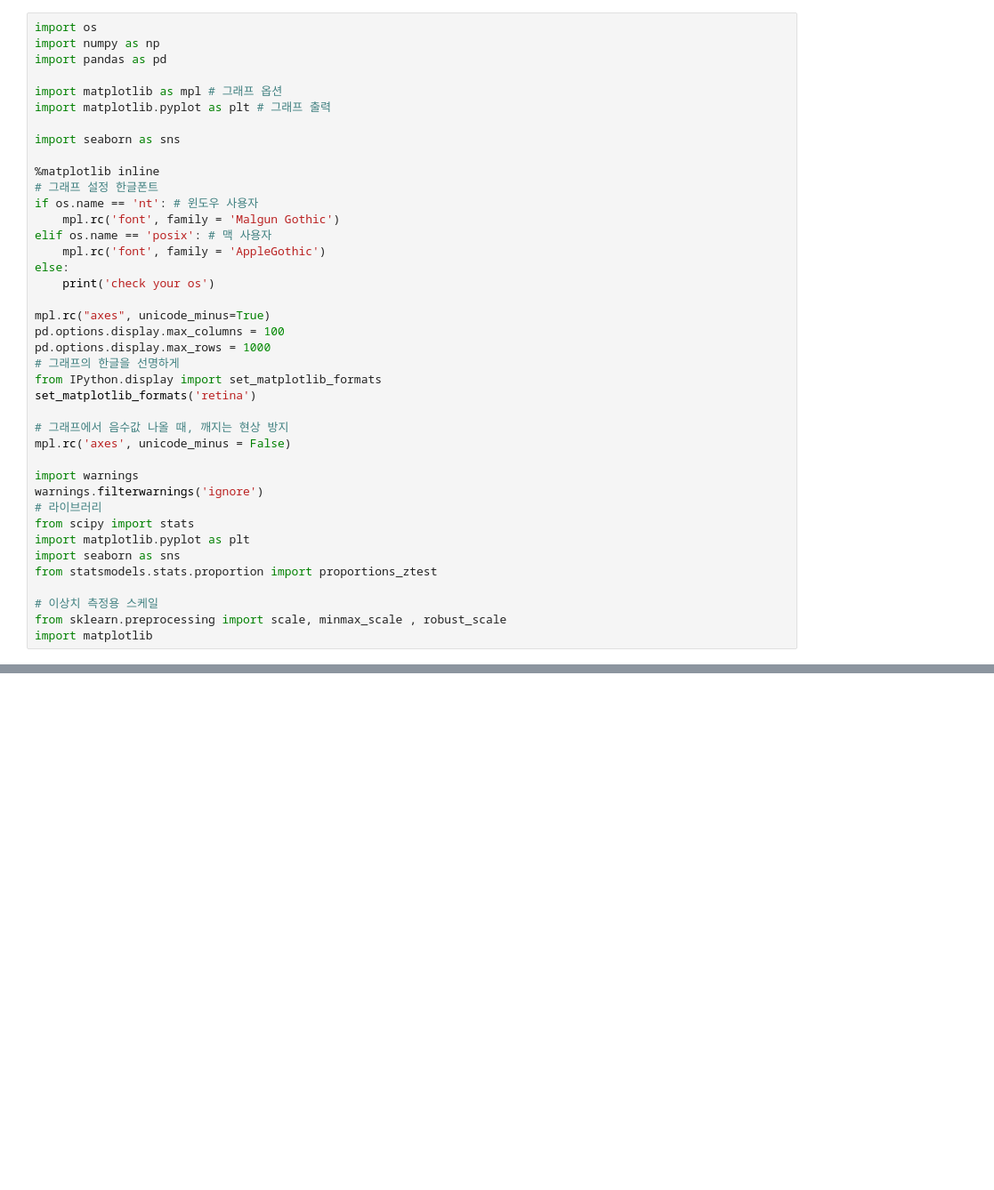
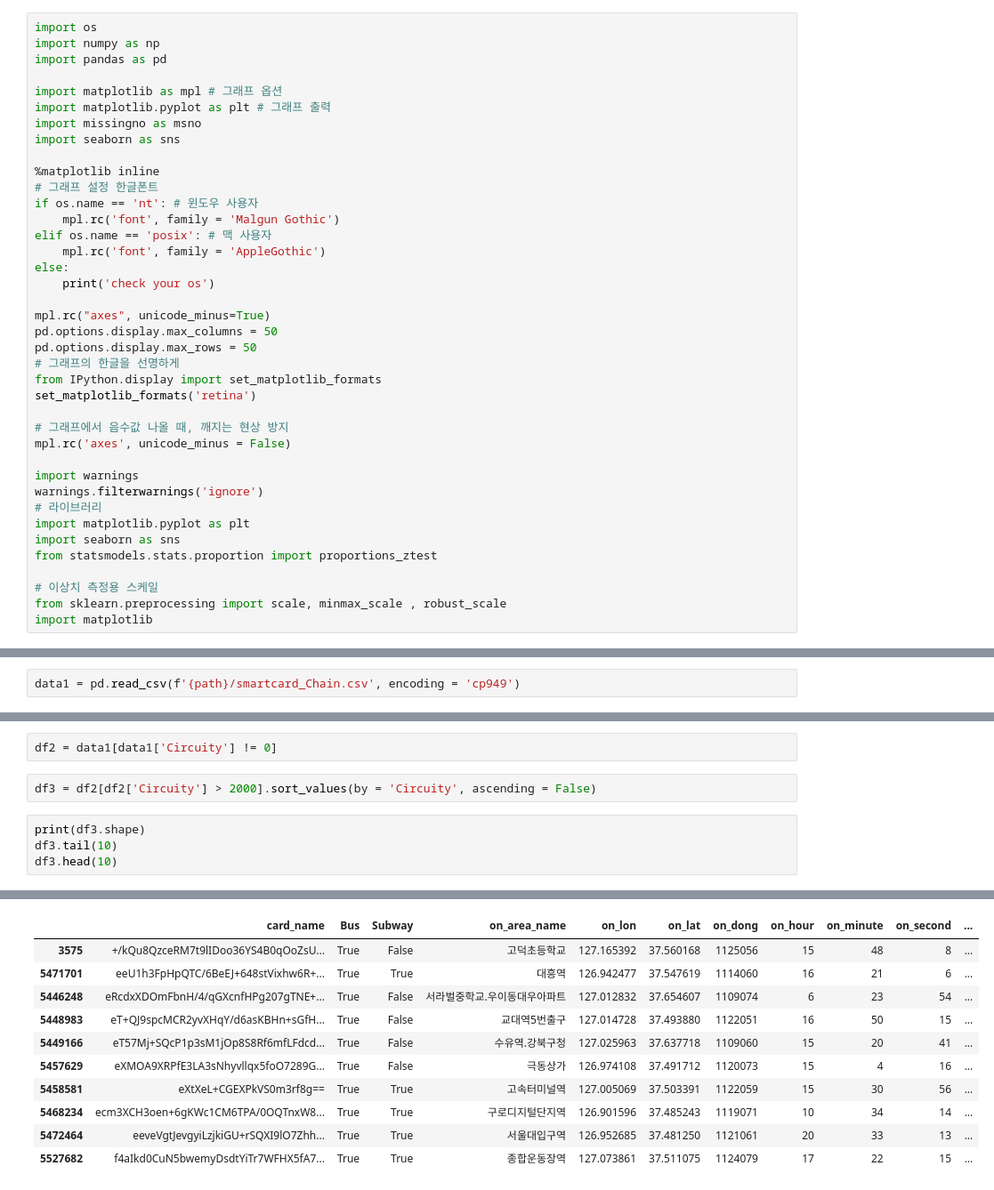
Before and after one commit to sener7106/TIL, a Jupyter notebook: Code/Project2/Project2_v1.ipynb, the cells around one changed output, grey strips where cells are left out. Shown: that part at 89% size. Saved outputs shown, nothing was run; the diff lists cells and outputs as text; blank space fills up the shorter version.

```diff
--- a/Code/Project2/Project2_v1.ipynb
+++ b/Code/Project2/Project2_v1.ipynb
@@ -5,7 +28,7 @@ import pandas as pd
 
 import matplotlib as mpl # 그래프 옵션
 import matplotlib.pyplot as plt # 그래프 출력
-
+import missingno as msno
 import seaborn as sns
 
 %matplotlib inline
@@ -18,8 +41,8 @@ else:
     print('check your os')
 
 mpl.rc("axes", unicode_minus=True)
-pd.options.display.max_columns = 100
-pd.options.display.max_rows = 1000
+pd.options.display.max_columns = 50
+pd.options.display.max_rows = 50
 # 그래프의 한글을 선명하게
 from IPython.display import set_matplotlib_formats
 set_matplotlib_formats('retina')
@@ -30,7 +53,6 @@ mpl.rc('axes', unicode_minus = False)
 import warnings
 warnings.filterwarnings('ignore')
 # 라이브러리
-from scipy import stats
 import matplotlib.pyplot as plt
 import seaborn as sns
 from statsmodels.stats.proportion import proportions_ztest
@@ -40,0 +66,2 @@ import matplotlib
+# %%
+data1 = pd.read_csv(f'{path}/smartcard_Chain.csv', encoding = 'cp949')
@@ -40,0 +122,9 @@ import matplotlib
+# %%
+df2 = data1[data1['Circuity'] != 0]
+# %%
+df3 = df2[df2['Circuity'] > 2000].sort_values(by = 'Circuity', ascending = False)
+# %%
+print(df3.shape)
+df3.tail(10)
+df3.head(10)
+# %% [output]
@@ -40,0 +132,11 @@ import matplotlib
+|  | card_name | Bus | Subway | on_area_name | on_lon | on_lat | on_dong | on_hour | on_minute | on_second | ... |
+| 3575 | +/kQu8QzceRM7t9lIDoo36YS4B0qOoZsU... | True | False | 고덕초등학교 | 127.165392 | 37.560168 | 1125056 | 15 | 48 | 8 | ... |
+| 5471701 | eeU1h3FpHpQTC/6BeEJ+648stVixhw6R+... | True | True | 대흥역 | 126.942477 | 37.547619 | 1114060 | 16 | 21 | 6 | ... |
+| 5446248 | eRcdxXDOmFbnH/4/qGXcnfHPg207gTNE+... | True | False | 서라벌중학교.우이동대우아파트 | 127.012832 | 37.654607 | 1109074 | 6 | 23 | 54 | ... |
+| 5448983 | eT+QJ9spcMCR2yvXHqY/d6asKBHn+sGfH... | True | False | 교대역5번출구 | 127.014728 | 37.493880 | 1122051 | 16 | 50 | 15 | ... |
+| 5449166 | eT57Mj+SQcP1p3sM1jOp8S8Rf6mfLFdcd... | True | False | 수유역.강북구청 | 127.025963 | 37.637718 | 1109060 | 15 | 20 | 41 | ... |
+| 5457629 | eXMOA9XRPfE3LA3sNhyvllqx5foO7289G... | True | False | 극동상가 | 126.974108 | 37.491712 | 1120073 | 15 | 4 | 16 | ... |
+| 5458581 | eXtXeL+CGEXPkVS0m3rf8g== | True | True | 고속터미널역 | 127.005069 | 37.503391 | 1122059 | 15 | 30 | 56 | ... |
+| 5468234 | ecm3XCH3oen+6gKWc1CM6TPA/0OQTnxW8... | True | True | 구로디지털단지역 | 126.901596 | 37.485243 | 1119071 | 10 | 34 | 14 | ... |
+| 5472464 | eeveVgtJevgyiLzjkiGU+rSQXI9lO7Zhh... | True | True | 서울대입구역 | 126.952685 | 37.481250 | 1121061 | 20 | 33 | 13 | ... |
+| 5527682 | f4aIkd0CuN5bwemyDsdtYiTr7WFHX5fA7... | True | True | 종합운동장역 | 127.073861 | 37.511075 | 1124079 | 17 | 22 | 15 | ... |
```
Also changed, not shown: parts of 11 cells of this notebook, 5 other files.
